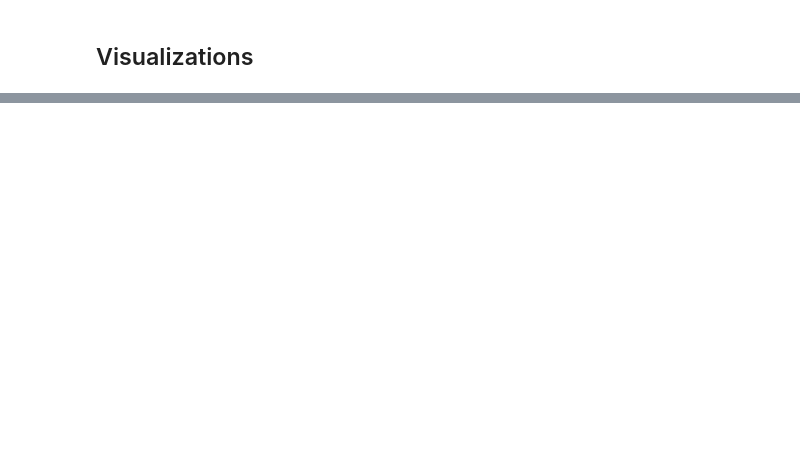
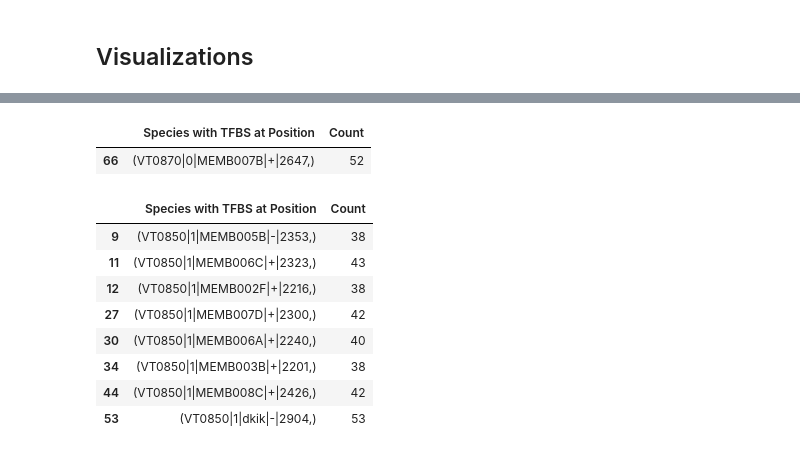
Before and after one commit to DiscoveryDNA/TFBS_presence, a Jupyter notebook: code/Motif_Scoring_and_Extraction.ipynb, the cells around one changed output, grey strips where cells are left out. Drawn from its saved outputs; the diff is of its cells as text; code cells hidden in the pictures; blank space fills up the shorter version.

```diff
--- a/code/Motif_Scoring_and_Extraction.ipynb
+++ b/code/Motif_Scoring_and_Extraction.ipynb
@@ -703,6 +750,13 @@ positions_species.head()
 2. Raw Positions: The frequency that each combination occurs.
 3. Index: the ID of each unique combination.
 # %%
-group_by_combo = positions_species.groupby("Species with TFBS at Position",sort=False).count().reset_index()
-group_by_combo.columns = ["Species with TFBS at Position", "Count"]
-group_by_combo.head()
+group_by_combo_tables = []
+
+for p in position_species_tables:
+    group_by_combo = p.groupby("Species with TFBS at Position",sort=False).count().reset_index()
+    group_by_combo.columns = ["Species with TFBS at Position", "Count"]
+    group_by_combo_tables.append(group_by_combo)
+
+# Column 1 = ID of each combination
+# Column 2 = the combination (list of species)
+# Column 3 = frequency of the respective combination
@@ -753,6 +814,0 @@ plt.ylabel("Frequency of TFBS Combination at Position")
-# %%
-counts = list(counts_at_positions["Count"])
-
-# Below table displays the patterns with large counts.
-common_patterns = group_by_combo[group_by_combo["Count"] >= np.percentile(counts, 70)]
-common_patterns
@@ -825,0 +862,40 @@ Observations:
+# %%
+def frequent_patterns(alignment_num, percentile=80):
+    """
+    alignment_num: integer specifying which alignment to analyze
+    percentile: (integer) limit frequencies to only above this percentile
+
+    Returns:
+    A table, like those in group_by_combo_tables, except w/only the largest counts
+    """
+    counts = list(counts_at_positions_tables[alignment_num]["Count"])
+    table = group_by_combo_tables[alignment_num]
+    return table[table["Count"] >= np.percentile(counts, percentile)]
+# %%
+def most_frequent_pattern(alignment_num):
+    """
+    alignment_num: integer specifying which alignment to analyze
+
+    Returns:
+    A single-row table with the TFBS combo with the LARGEST count in the sequence
+    """
+    max_count = max(list(counts_at_positions_tables[alignment_num]["Count"]))
+    table = group_by_combo_tables[alignment_num]
+    return table[table["Count"] == max_count]
+
+most_frequent_pattern(1) # <- In the second alignment, the most frequent combo occurs 52 times.
+# %% [output]
+|  | Species with TFBS at Position | Count |
+| 66 | (VT0870|0|MEMB007B|+|2647,) | 52 |
+# %%
+frequent_patterns(0)
+# %% [output]
+|  | Species with TFBS at Position | Count |
+| 9 | (VT0850|1|MEMB005B|-|2353,) | 38 |
+| 11 | (VT0850|1|MEMB006C|+|2323,) | 43 |
+| 12 | (VT0850|1|MEMB002F|+|2216,) | 38 |
+| 27 | (VT0850|1|MEMB007D|+|2300,) | 42 |
+| 30 | (VT0850|1|MEMB006A|+|2240,) | 40 |
+| 34 | (VT0850|1|MEMB003B|+|2201,) | 38 |
+| 44 | (VT0850|1|MEMB008C|+|2426,) | 42 |
+| 53 | (VT0850|1|dkik|-|2904,) | 53 |
```
Also changed, not shown: parts of 31 cells of this notebook.
